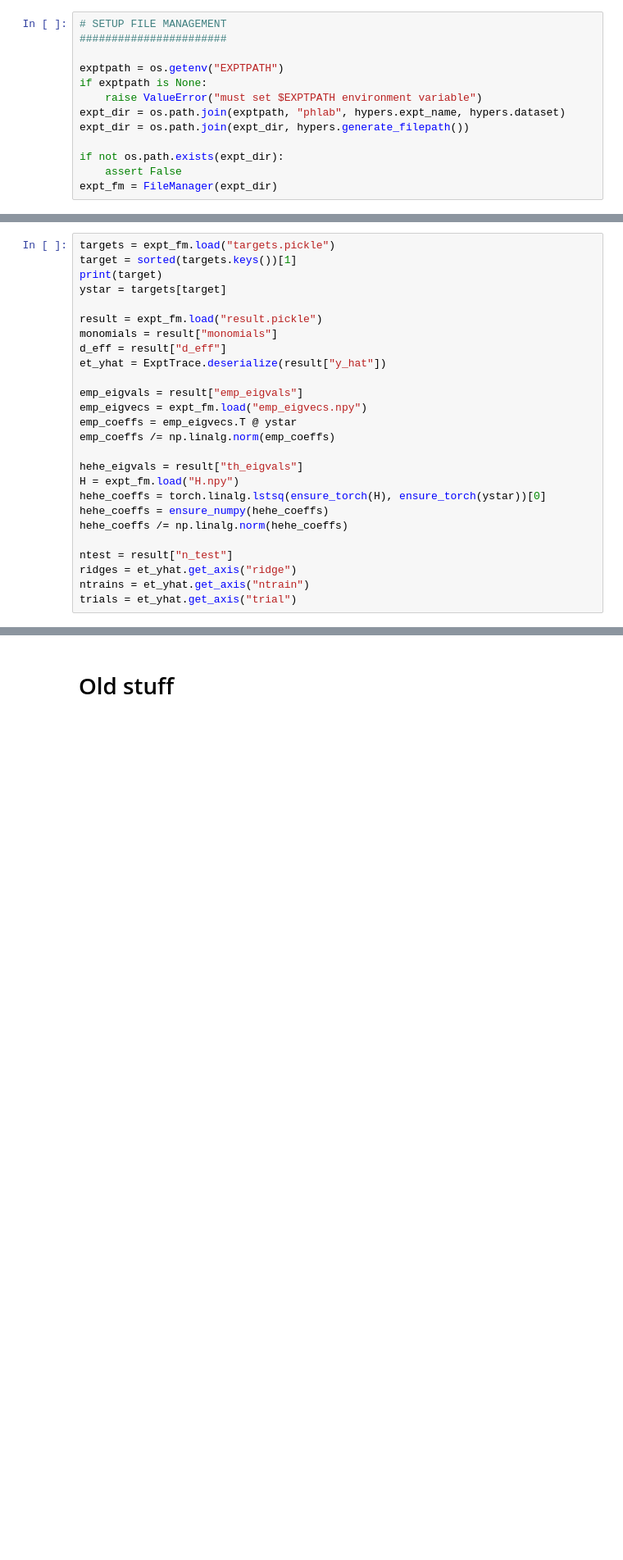
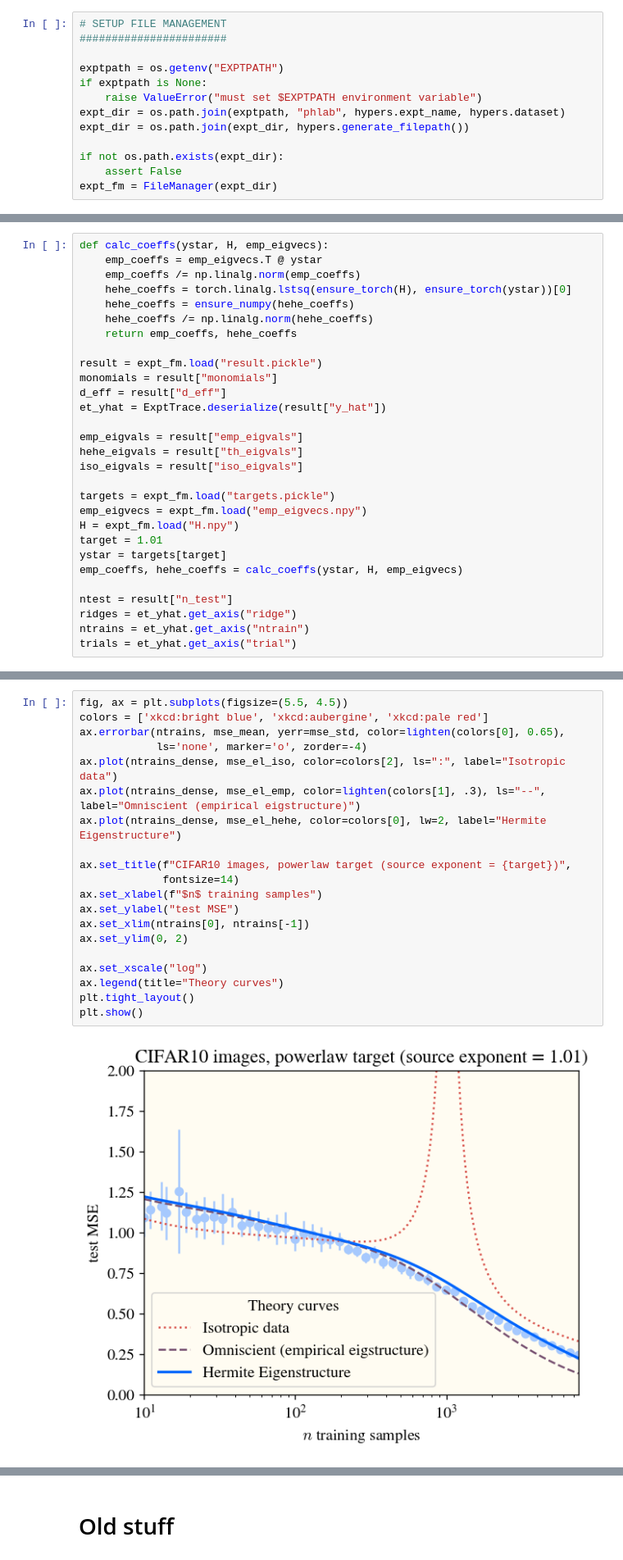
Before and after one commit to james-simon/feature_recombination, a Jupyter notebook: notebooks/eigenlearning.ipynb, the cells around one changed output, grey strips where cells are left out. Shown at 82% size. Saved outputs shown, nothing was run; the diff lists cells and outputs as text; blank space fills up the shorter version.

Commit message:
update eiglrn expts

```diff
--- a/notebooks/eigenlearning.ipynb
+++ b/notebooks/eigenlearning.ipynb
@@ -71,8 +77,11 @@ def lighten(color, amount=0.5):
 # %%
-targets = expt_fm.load("targets.pickle")
-target = sorted(targets.keys())[1]
-print(target)
-ystar = targets[target]
+def calc_coeffs(ystar, H, emp_eigvecs):
+    emp_coeffs = emp_eigvecs.T @ ystar
+    emp_coeffs /= np.linalg.norm(emp_coeffs)
+    hehe_coeffs = torch.linalg.lstsq(ensure_torch(H), ensure_torch(ystar))[0]
+    hehe_coeffs = ensure_numpy(hehe_coeffs)
+    hehe_coeffs /= np.linalg.norm(hehe_coeffs)
+    return emp_coeffs, hehe_coeffs
 
 result = expt_fm.load("result.pickle")
 monomials = result["monomials"]
@@ -80,15 +89,15 @@ d_eff = result["d_eff"]
 et_yhat = ExptTrace.deserialize(result["y_hat"])
 
 emp_eigvals = result["emp_eigvals"]
+hehe_eigvals = result["th_eigvals"]
+iso_eigvals = result["iso_eigvals"]
+
+targets = expt_fm.load("targets.pickle")
 emp_eigvecs = expt_fm.load("emp_eigvecs.npy")
-emp_coeffs = emp_eigvecs.T @ ystar
-emp_coeffs /= np.linalg.norm(emp_coeffs)
-
-hehe_eigvals = result["th_eigvals"]
 H = expt_fm.load("H.npy")
-hehe_coeffs = torch.linalg.lstsq(ensure_torch(H), ensure_torch(ystar))[0]
-hehe_coeffs = ensure_numpy(hehe_coeffs)
-hehe_coeffs /= np.linalg.norm(hehe_coeffs)
+target = 1.01
+ystar = targets[target]
+emp_coeffs, hehe_coeffs = calc_coeffs(ystar, H, emp_eigvecs)
 
 ntest = result["n_test"]
 ridges = et_yhat.get_axis("ridge")
@@ -132,0 +117,22 @@ plt.show()
+# %%
+fig, ax = plt.subplots(figsize=(5.5, 4.5))
+colors = ['xkcd:bright blue', 'xkcd:aubergine', 'xkcd:pale red']
+ax.errorbar(ntrains, mse_mean, yerr=mse_std, color=lighten(colors[0], 0.65),
+            ls='none', marker='o', zorder=-4)
+ax.plot(ntrains_dense, mse_el_iso, color=colors[2], ls=":", label="Isotropic data")
+ax.plot(ntrains_dense, mse_el_emp, color=lighten(colors[1], .3), ls="--", label="Omniscient (empirical eigstructure)")
+ax.plot(ntrains_dense, mse_el_hehe, color=colors[0], lw=2, label="Hermite Eigenstructure")
+
+ax.set_title(f"CIFAR10 images, powerlaw target (source exponent = {target})",
+             fontsize=14)
+ax.set_xlabel(f"$n$ training samples")
+ax.set_ylabel("test MSE")
+ax.set_xlim(ntrains[0], ntrains[-1])
+ax.set_ylim(0, 2)
+
+ax.set_xscale("log")
+ax.legend(title="Theory curves")
+plt.tight_layout()
+plt.show()
+# %% [output]
+[figure, added]
```
Also changed, not shown: parts of 11 cells of this notebook, 1 other file.
